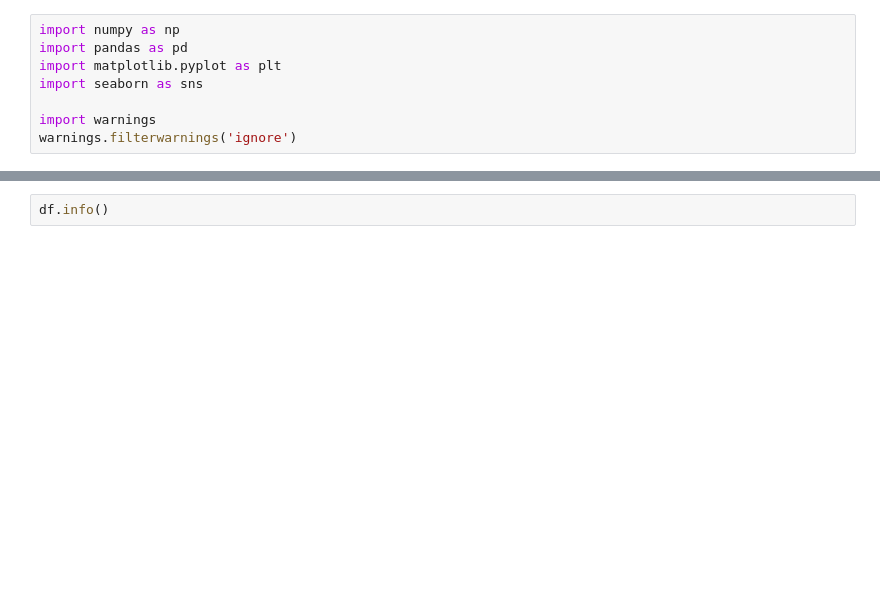
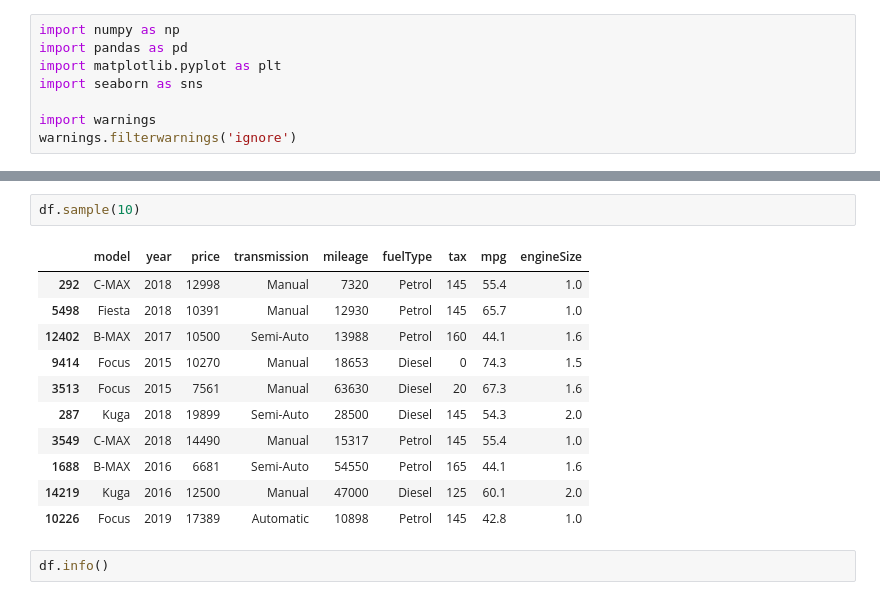
Before and after one commit to wasif-h/Car_Price_Prediction, a Jupyter notebook: prediction.ipynb, the cells around one changed output, grey strips where cells are left out. Saved outputs shown, nothing was run; the diff lists cells and outputs as text; blank space fills up the shorter version.

```diff
--- a/prediction.ipynb
+++ b/prediction.ipynb
@@ -22,3 +37,17 @@ df.head()
+# %%
+df.sample(10)
+# %% [output]
+|  | model | year | price | transmission | mileage | fuelType | tax | mpg | engineSize |
+| 292 | C-MAX | 2018 | 12998 | Manual | 7320 | Petrol | 145 | 55.4 | 1.0 |
+| 5498 | Fiesta | 2018 | 10391 | Manual | 12930 | Petrol | 145 | 65.7 | 1.0 |
+| 12402 | B-MAX | 2017 | 10500 | Semi-Auto | 13988 | Petrol | 160 | 44.1 | 1.6 |
+| 9414 | Focus | 2015 | 10270 | Manual | 18653 | Diesel | 0 | 74.3 | 1.5 |
+| 3513 | Focus | 2015 | 7561 | Manual | 63630 | Diesel | 20 | 67.3 | 1.6 |
+| 287 | Kuga | 2018 | 19899 | Semi-Auto | 28500 | Diesel | 145 | 54.3 | 2.0 |
+| 3549 | C-MAX | 2018 | 14490 | Manual | 15317 | Petrol | 145 | 55.4 | 1.0 |
+| 1688 | B-MAX | 2016 | 6681 | Semi-Auto | 54550 | Petrol | 165 | 44.1 | 1.6 |
+| 14219 | Kuga | 2016 | 12500 | Manual | 47000 | Diesel | 125 | 60.1 | 2.0 |
+| 10226 | Focus | 2019 | 17389 | Automatic | 10898 | Petrol | 145 | 42.8 | 1.0 |
 # %%
 df.info()
 # %% [output]
```
Also changed, not shown: parts of 10 cells of this notebook.
